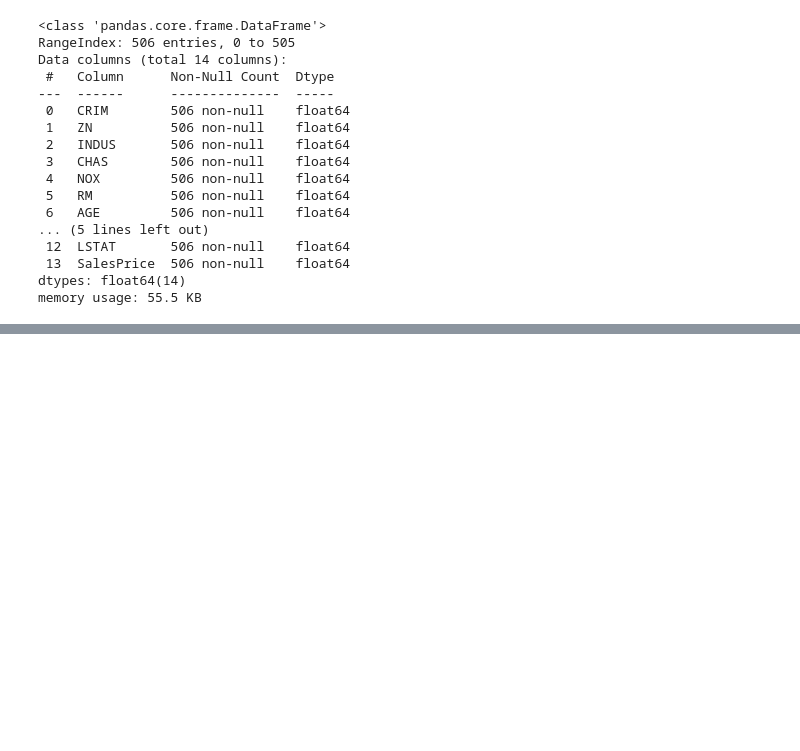
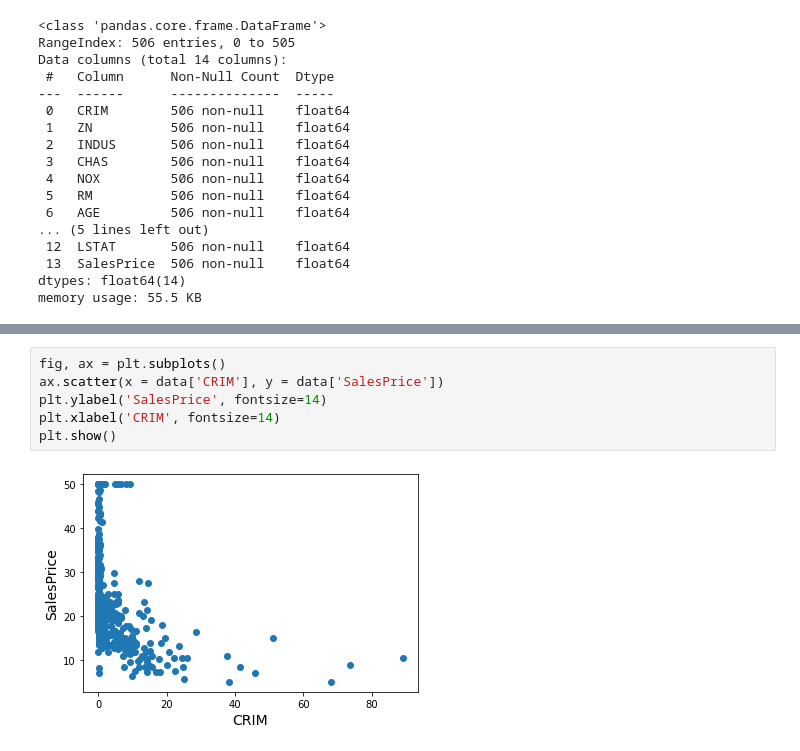
Before and after one commit to jrTanvirHasan27/HousePricePrediction_LR, a Jupyter notebook: House Price Prediction.ipynb, the cells around one changed output, grey strips where cells are left out. Saved outputs shown, nothing was run; the diff lists cells and outputs as text; blank space fills up the shorter version.

```diff
--- a/House Price Prediction.ipynb
+++ b/House Price Prediction.ipynb
@@ -85,0 +122,8 @@ data.describe()
+# %%
+fig, ax = plt.subplots()
+ax.scatter(x = data['CRIM'], y = data['SalesPrice'])
+plt.ylabel('SalesPrice', fontsize=14)
+plt.xlabel('CRIM', fontsize=14)
+plt.show()
+# %% [output]
+[figure, added]
```
Also changed, not shown: parts of 9 cells of this notebook.
